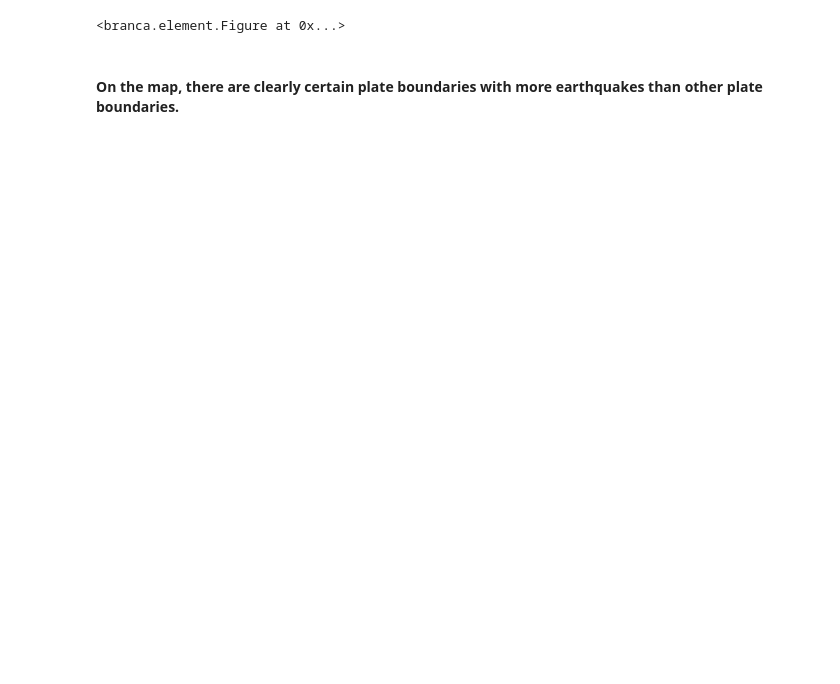
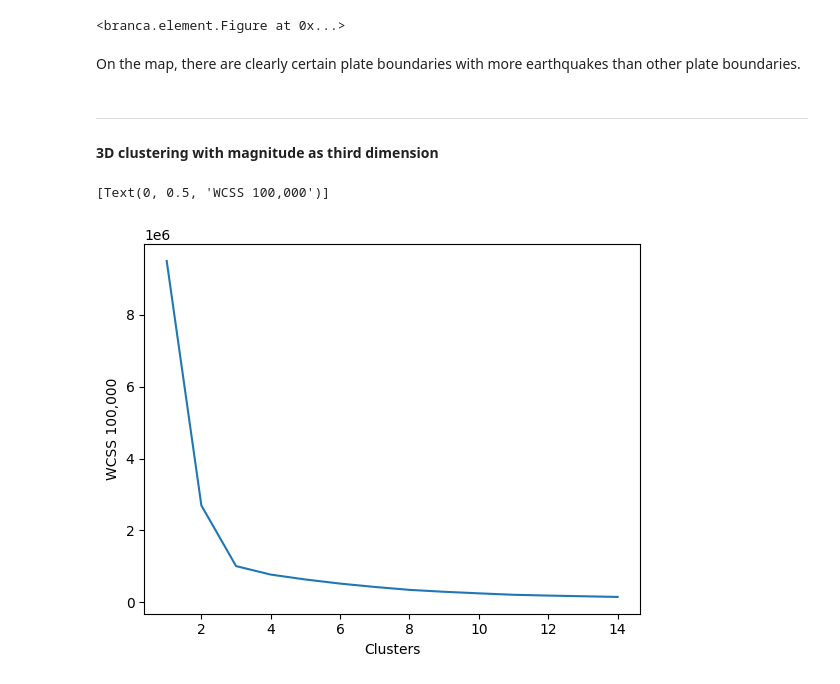
Before and after one commit to Parxd/Tectonics, a Jupyter notebook: main.ipynb, the cells around one changed output. Saved outputs shown, nothing was run; the diff lists cells and outputs as text; code cells hidden in the pictures; blank space fills up the shorter version.

Commit message:
Added bigger dataset, changes to main
- Added earthquakes2.tsv, with more data from the NOAA NCEI
- Changes to main: Added 3d plots visualizing location and magnitude

```diff
--- a/main.ipynb
+++ b/main.ipynb
@@ -16,6 +18,8 @@ earthquakes_filepath = "earthquakes.tsv"
 data = pd.read_csv(earthquakes_filepath, sep = "\t")
 data = data[1:]
 data.pop(data.columns[0])
+data = data.dropna(subset = ["Latitude"])
+data = data.dropna(subset = ["Longitude"])
 data.head()
 # %% [output]
 |  | Year | Mo | Dy | Hr | Mn | Sec | Tsu | Vol | Location Name | Latitude | ... |
@@ -90,9 +94,9 @@ data.head()
 ---
 ### Data Analysis
 # %%
-locations = np.array(data[["Latitude", "Longitude"]], dtype = np.float64)
+locations = np.array(data[["Latitude", "Longitude"]])
 plt.figure(figsize = (12, 5))
-plt.scatter(locations[:,0], locations[:,1], alpha = 0.25, s = 60)
+plt.scatter(locations[:, 0], locations[:, 1], alpha = 0.25, s = 60)
 # %% [output]
 <matplotlib.collections.PathCollection at 0x...>
 [figure]
@@ -198,4 +205,20 @@ map
 # %% [output]
 <branca.element.Figure at 0x...>
 # %% [markdown]
-#### On the map, there are clearly certain plate boundaries with more earthquakes than other plate boundaries.
+On the map, there are clearly certain plate boundaries with more earthquakes than other plate boundaries.
+# %% [markdown]
+---
+#### 3D clustering with magnitude as third dimension
+# %%
+x = data[["Latitude", "Longitude", "Mag"]].values
+distortions = []
+for i in range(1, 15):
+    test_kmc = KMeans(n_clusters = i)
+    test_kmc.fit_predict(x)
+    distortions.append(test_kmc.inertia_)
+elbow_graph = sns.lineplot(x = range(1, 15), y = distortions)
+elbow_graph.set(xlabel = "Clusters")
+elbow_graph.set(ylabel = "WCSS 100,000")
+# %% [output]
+[Text(0, 0.5, 'WCSS 100,000')]
+[figure, added]
```
Also changed, not shown: parts of 9 cells of this notebook, 1 other file.
